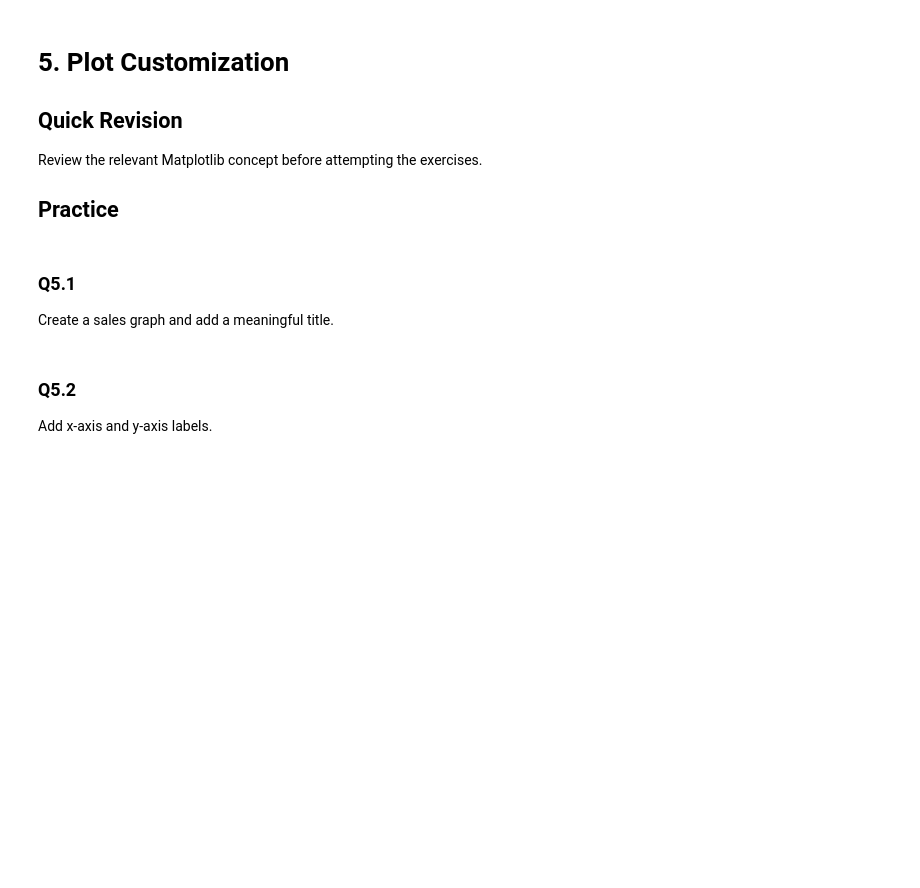
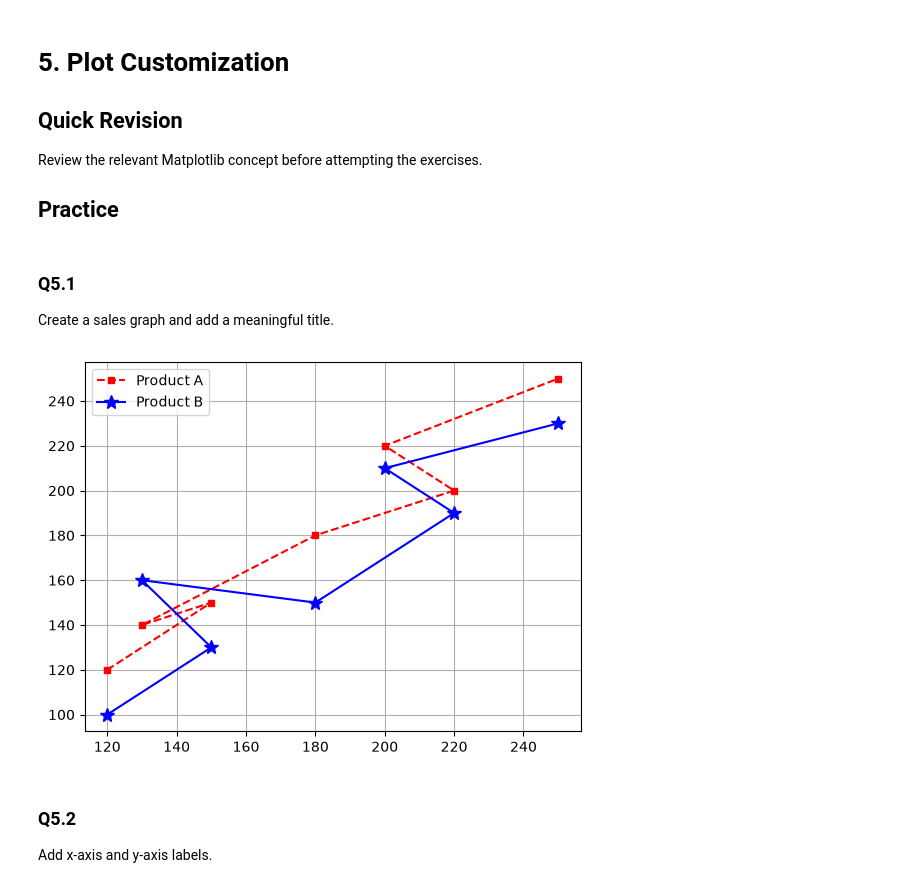
Before and after one commit to hacker-x184/python-Library, a Jupyter notebook: matplotlib/Matplotlib_Practice.ipynb, the cells around one changed output. Cells and saved outputs as stored; diff of their text form; code cells hidden in the pictures; blank space fills up the shorter version.

```diff
--- a/matplotlib/Matplotlib_Practice.ipynb
+++ b/matplotlib/Matplotlib_Practice.ipynb
@@ -335,3 +333,11 @@ Create a sales graph and add a meaningful title.
+# %%
+plt.plot(sales,product_A_sales,marker="s",color="red",linestyle=("--"),markersize = 5,label="Product A")
+plt.plot(sales,product_B_sales,marker="*",color="blue",linestyle=("solid"),markersize = 10,label="Product B")
+plt.grid()
+plt.legend()
+plt.show()
+# %% [output]
+[figure, added]
 # %% [markdown]
 ### Q5.2
 
```
Also changed, not shown: parts of 25 cells of this notebook.
